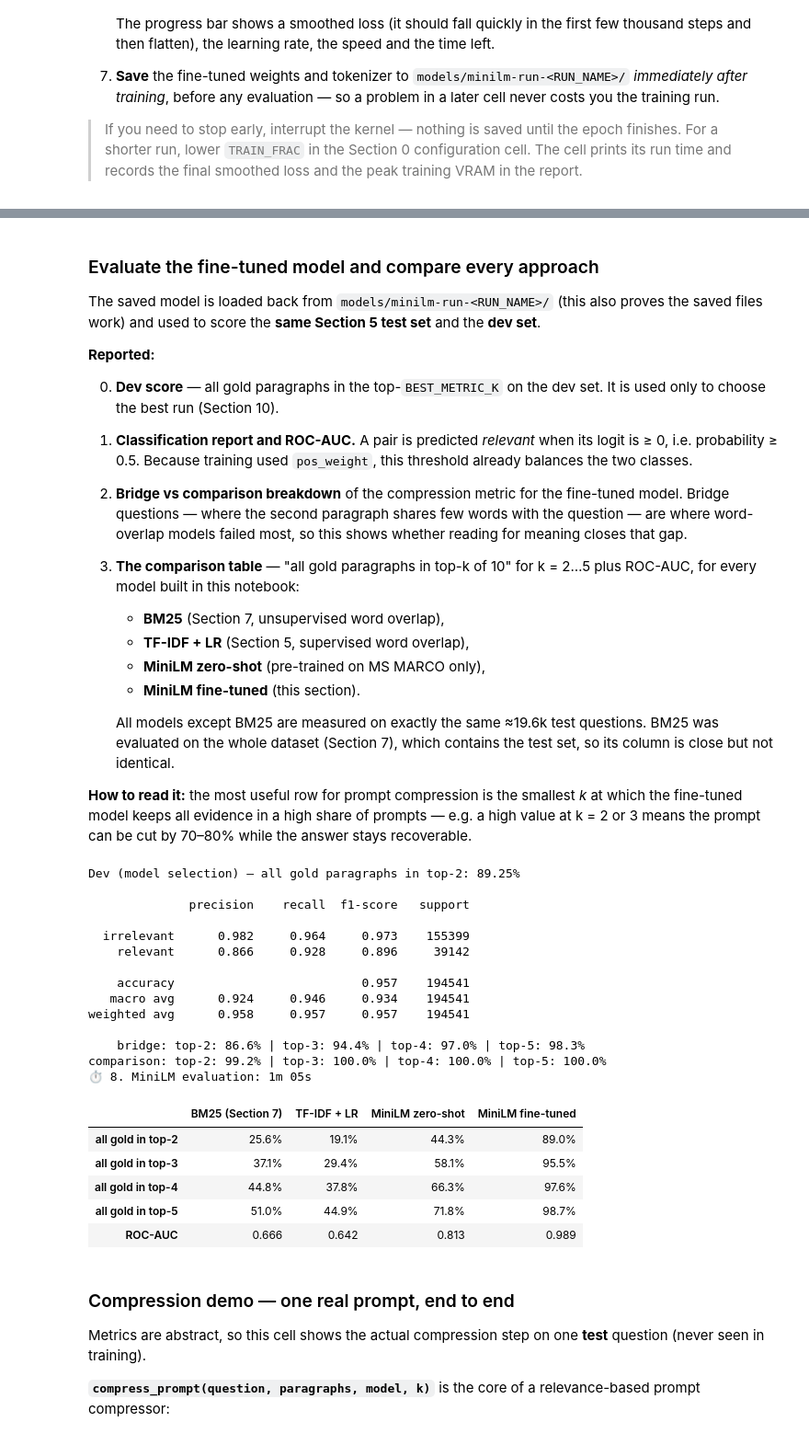
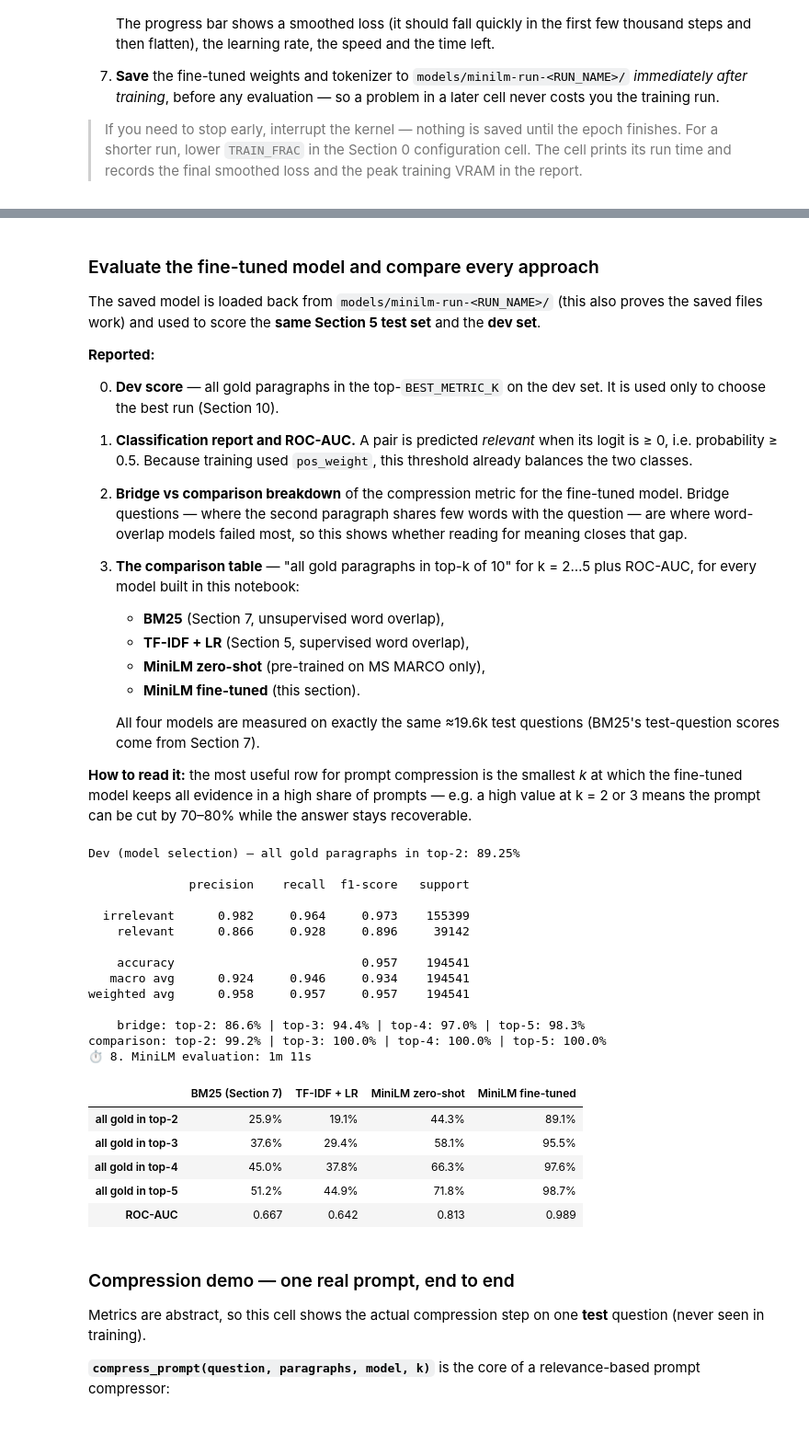
Before and after one commit to kolukulurim/prompt-compression-project, a Jupyter notebook: relevance_classifier.ipynb, the cells around one changed output, grey strips where cells are left out. Shown at 92% size. Saved outputs shown, nothing was run; the diff lists cells and outputs as text; code cells hidden in the pictures.

```diff
--- a/relevance_classifier.ipynb
+++ b/relevance_classifier.ipynb
@@ -667,23 +667,30 @@ Note the reference column is measured on a *different* question set (the Section
 # %%
 cell_t0 = time.time()
+# Score the test pairs too, so BM25 is compared with TF-IDF and MiniLM on the same questions (Section 8)
+test_df["bm25"] = bm25_scores(test_df)
+
 REPORT["bm25_roc_auc"] = roc_auc_score(bm25_df["label"], bm25_df["score"])
-print(f"BM25 ROC-AUC (all pairs): {REPORT['bm25_roc_auc']:.3f}")
-print(f"TF-IDF + LR ROC-AUC (Section 5 test set): {roc_auc_score(test_df['label'], test_scores):.3f}\n")
+REPORT["bm25_test_roc_auc"] = roc_auc_score(test_df["label"], test_df["bm25"])
+print(f"BM25 ROC-AUC — whole dataset: {REPORT['bm25_roc_auc']:.3f} | test questions: {REPORT['bm25_test_roc_auc']:.3f}")
+print(f"TF-IDF + LR ROC-AUC (test questions): {roc_auc_score(test_df['label'], test_scores):.3f}\n")
 
 bridge = bm25_df[bm25_df["type"] == "bridge"]
 comparison = bm25_df[bm25_df["type"] == "comparison"]
-print(f"Questions — bridge: {bridge['qid'].nunique():,} | comparison: {comparison['qid'].nunique():,}")
+print(f"Questions — whole dataset: bridge {bridge['qid'].nunique():,} | comparison {comparison['qid'].nunique():,} | "
+      f"test questions: {test_df['qid'].nunique():,}")
 
 bm25_results = pd.DataFrame([{
     "k (kept of 10)": k,
-    "BM25 — all": recall_at_k(bm25_df, bm25_df["score"], k),
+    "BM25 — whole dataset": recall_at_k(bm25_df, bm25_df["score"], k),
     "BM25 — bridge": recall_at_k(bridge, bridge["score"], k),
     "BM25 — comparison": recall_at_k(comparison, comparison["score"], k),
-    "TF-IDF + LR (Section 5)": recall_at_k(test_df, test_scores, k),
+    "BM25 — test questions": recall_at_k(test_df, test_df["bm25"], k),
+    "TF-IDF + LR — test questions": recall_at_k(test_df, test_scores, k),
 } for k in (2, 3, 4, 5)]).set_index("k (kept of 10)")
 
 for k in (2, 3, 4, 5):
-    REPORT[f"bm25_top{k}"] = bm25_results.loc[k, "BM25 — all"]
+    REPORT[f"bm25_top{k}"] = bm25_results.loc[k, "BM25 — whole dataset"]
+    REPORT[f"bm25_test_top{k}"] = bm25_results.loc[k, "BM25 — test questions"]
 print("\nAll gold paragraphs in top-k:")
 log_time("7. BM25 evaluation", cell_t0)
 bm25_results.map(lambda v: f"{v:.1%}")
@@ -926,7 +933,7 @@ The saved model is loaded back from `models/minilm-run-<RUN_NAME>/` (this also p
    - **MiniLM zero-shot** (pre-trained on MS MARCO only),
    - **MiniLM fine-tuned** (this section).
 
-   All models except BM25 are measured on exactly the same ≈19.6k test questions. BM25 was evaluated on the whole dataset (Section 7), which contains the test set, so its column is close but not identical.
+   All four models are measured on exactly the same ≈19.6k test questions (BM25's test-question scores come from Section 7).
 
 **How to read it:** the most useful row for prompt compression is the smallest *k* at which the fine-tuned model keeps all evidence in a high share of prompts — e.g. a high value at k = 2 or 3 means the prompt can be cut by 70–80% while the answer stays recoverable.
 # %%
@@ -951,42 +958,43 @@ for qtype in ("bridge", "comparison"):
         f"top-{k}: {recall_at_k(sub, ft_scores[mask], k):.1%}" for k in (2, 3, 4, 5)))
 
 ks = (2, 3, 4, 5)
+has_bm25 = "bm25" in test_df  # BM25 scores of the test pairs, added in Section 7
 comparison = pd.DataFrame({
-    "BM25 (Section 7)": [bm25_results.loc[k, "BM25 — all"] for k in ks] if "bm25_results" in globals() else [np.nan] * 4,
+    "BM25 (Section 7)": [recall_at_k(test_df, test_df["bm25"], k) if has_bm25 else np.nan for k in ks],
     "TF-IDF + LR": [recall_at_k(test_df, test_scores, k) for k in ks],
     "MiniLM zero-shot": [recall_at_k(test_df, zs_scores, k) for k in ks],
     "MiniLM fine-tuned": [recall_at_k(test_df, ft_scores, k) for k in ks],
 }, index=[f"all gold in top-{k}" for k in ks]).map(lambda v: f"{v:.1%}")
 
 comparison.loc["ROC-AUC"] = [
-    f"{roc_auc_score(bm25_df['label'], bm25_df['score']):.3f}" if "bm25_df" in globals() else "n/a",
+    f"{roc_auc_score(test_df['label'], test_df['bm25']):.3f}" if has_bm25 else "n/a",
     f"{roc_auc_score(test_df['label'], test_scores):.3f}",
     f"{roc_auc_score(test_df['label'], zs_scores):.3f}",
     f"{roc_auc_score(test_df['label'], ft_scores):.3f}",
 ]
 log_time("8. MiniLM evaluation", cell_t0)
 comparison
 # %% [output]
 Dev (model selection) — all gold paragraphs in top-2: 89.25%
 
               precision    recall  f1-score   support
 
   irrelevant      0.982     0.964     0.973    155399
     relevant      0.866     0.928     0.896     39142
 
     accuracy                          0.957    194541
    macro avg      0.924     0.946     0.934    194541
 weighted avg      0.958     0.957     0.957    194541
 
     bridge: top-2: 86.6% | top-3: 94.4% | top-4: 97.0% | top-5: 98.3%
 comparison: top-2: 99.2% | top-3: 100.0% | top-4: 100.0% | top-5: 100.0%
-⏱ 8. MiniLM evaluation: 1m 05s
+⏱ 8. MiniLM evaluation: 1m 11s
 |  | BM25 (Section 7) | TF-IDF + LR | MiniLM zero-shot | MiniLM fine-tuned |
-| all gold in top-2 | 25.6% | 19.1% | 44.3% | 89.0% |
-| all gold in top-3 | 37.1% | 29.4% | 58.1% | 95.5% |
-| all gold in top-4 | 44.8% | 37.8% | 66.3% | 97.6% |
-| all gold in top-5 | 51.0% | 44.9% | 71.8% | 98.7% |
-| ROC-AUC | 0.666 | 0.642 | 0.813 | 0.989 |
+| all gold in top-2 | 25.9% | 19.1% | 44.3% | 89.1% |
+| all gold in top-3 | 37.6% | 29.4% | 58.1% | 95.5% |
+| all gold in top-4 | 45.0% | 37.8% | 66.3% | 97.6% |
+| all gold in top-5 | 51.2% | 44.9% | 71.8% | 98.7% |
+| ROC-AUC | 0.667 | 0.642 | 0.813 | 0.989 |
 # %% [markdown]
 ### Compression demo — one real prompt, end to end
 
```
Also changed, not shown: parts of 29 cells of this notebook, 4 other files.
